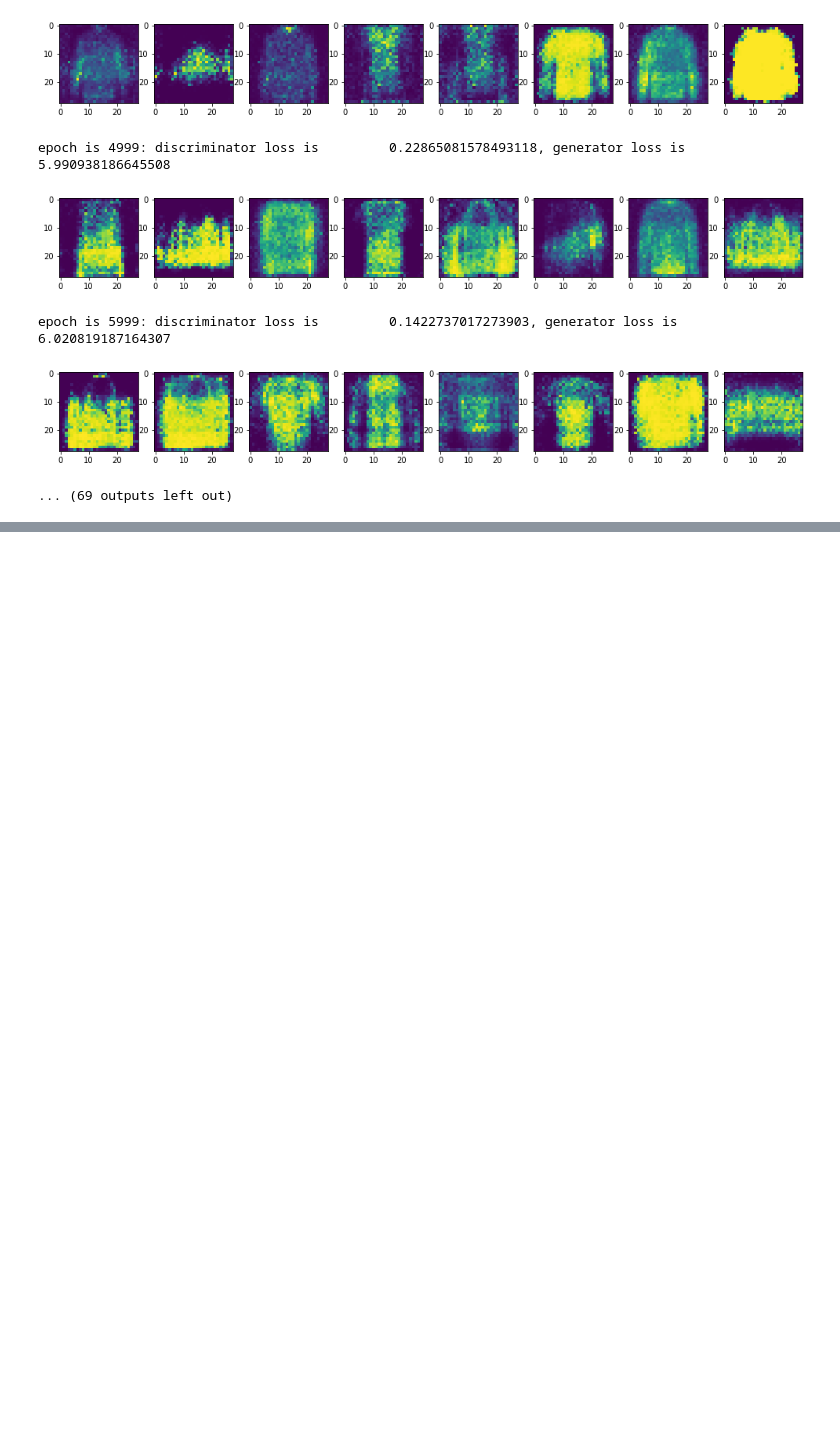
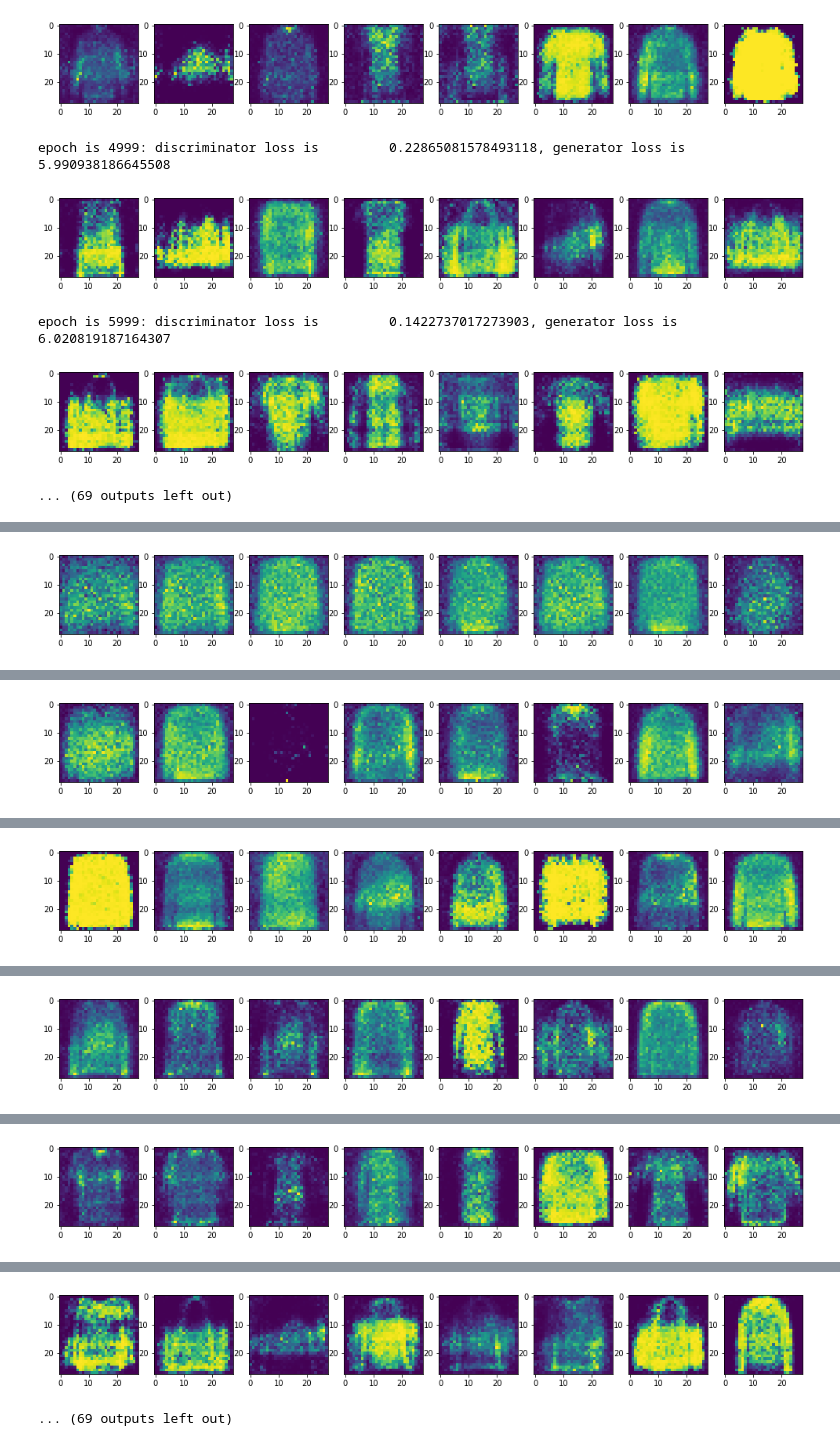
Before and after one commit to liushuyu6666/AI_relative, a Jupyter notebook: GAN/0_from_scratch/fashion.ipynb, the cells around one changed output, grey strips where cells are left out. Cells and saved outputs as stored; diff of their text form; code cells hidden in the pictures; blank space fills up the shorter version.

```diff
--- a/GAN/0_from_scratch/fashion.ipynb
+++ b/GAN/0_from_scratch/fashion.ipynb
@@ -243,0 +259,2 @@ epoch is 5999: discriminator loss is         0.1422737017273903, generator loss
+# %%
+loss_function = nn.BCELoss()
@@ -243,0 +264,3 @@ epoch is 5999: discriminator loss is         0.1422737017273903, generator loss
+# %%
+def noise(size):
+    return Variable(torch.randn(size, 100)).cuda()
@@ -243,0 +270,2 @@ epoch is 5999: discriminator loss is         0.1422737017273903, generator loss
+# %%
+epochs = 40000
@@ -243,0 +275,65 @@ epoch is 5999: discriminator loss is         0.1422737017273903, generator loss
+# %%
+def show_generate_image(x_torch):
+    x = x_torch[0:8, 0:1, 0:28, 0:28].cpu().detach().numpy().reshape((8, 28, 28))
+    fig, ax = plt.subplots(1, 8, figsize=(17,17))
+    for i, img in enumerate(x):
+        ax[i].imshow(img)
+    plt.show()
+# %%
+from tqdm.notebook import tnrange, tqdm_notebook
+
+epoch_list = []
+dis_list = []
+gen_list = []
+dis_real_list = []
+dis_fake_list = []
+
+for epoch in tnrange(epochs):
+    N = X_train.size()[0] # number of all train image
+
+    # train discriminator
+    # train real data
+    discriminator_optimizer.zero_grad()
+    pred_real = discriminator(X_train)
+    loss_real = loss_function(pred_real, torch.ones(N, 1).cuda())
+    loss_real.backward()
+    discriminator_optimizer.step()
+    discriminator_optimizer.zero_grad()
+    # train fake data
+    fake = generator(noise(N)).detach() # fake is a image
+    discriminator_optimizer.zero_grad()
+    pred_fake = discriminator(fake)
+    loss_fake = loss_function(pred_fake, torch.zeros(N, 1).cuda())
+    loss_fake.backward()
+    discriminator_optimizer.step()
+    discriminator_optimizer.zero_grad()
+
+    # train generator
+    fake = generator(noise(N))
+    generator_optimizer.zero_grad()
+    pred = discriminator(fake)
+    loss = loss_function(pred, torch.ones(N, 1).cuda())
+    loss.backward()
+    generator_optimizer.step()
+    generator_optimizer.zero_grad()
+
+    epoch_list.append(epoch)
+    dis_list.append(loss_fake.item() + loss_real.item())
+    dis_real_list.append(loss_real.item())
+    dis_fake_list.append(loss_fake.item())
+    gen_list.append(loss.item())
+
+    if (epoch + 1) % 1000 == 0:
+        print(f"epoch is {epoch}: discriminator loss is \
+        {loss_fake.item() + loss_real.item()}, generator loss is {loss.item()}")
+        show_generate_image(generator(noise(8)))
+
+
+fig, ax = plt.subplots()
+sns.lineplot(x=epoch_list, y=dis_list, color='red', label='discriminator line', ax=ax)
+sns.lineplot(x=epoch_list, y=dis_real_list, color='yellow', label='discriminator line (real)', ax=ax)
+sns.lineplot(x=epoch_list, y=dis_fake_list, color='green', label='discriminator line (fake)', ax=ax)
+sns.lineplot(x=epoch_list, y=gen_list, color='blue', label='generator line', ax=ax)
+plt.title(f"loss against epoch")
+plt.show()
+# %% [output]
@@ -243,0 +341 @@ epoch is 5999: discriminator loss is         0.1422737017273903, generator loss
+[figure, added]
@@ -243,0 +343 @@ epoch is 5999: discriminator loss is         0.1422737017273903, generator loss
+[figure, added]
@@ -243,0 +345 @@ epoch is 5999: discriminator loss is         0.1422737017273903, generator loss
+[figure, added]
@@ -243,0 +347 @@ epoch is 5999: discriminator loss is         0.1422737017273903, generator loss
+[figure, added]
@@ -243,0 +349 @@ epoch is 5999: discriminator loss is         0.1422737017273903, generator loss
+[figure, added]
@@ -243,0 +351,2 @@ epoch is 5999: discriminator loss is         0.1422737017273903, generator loss
+[figure, added]
+... (69 outputs left out)
```
Also changed, not shown: parts of 9 cells of this notebook, 4 other files.
